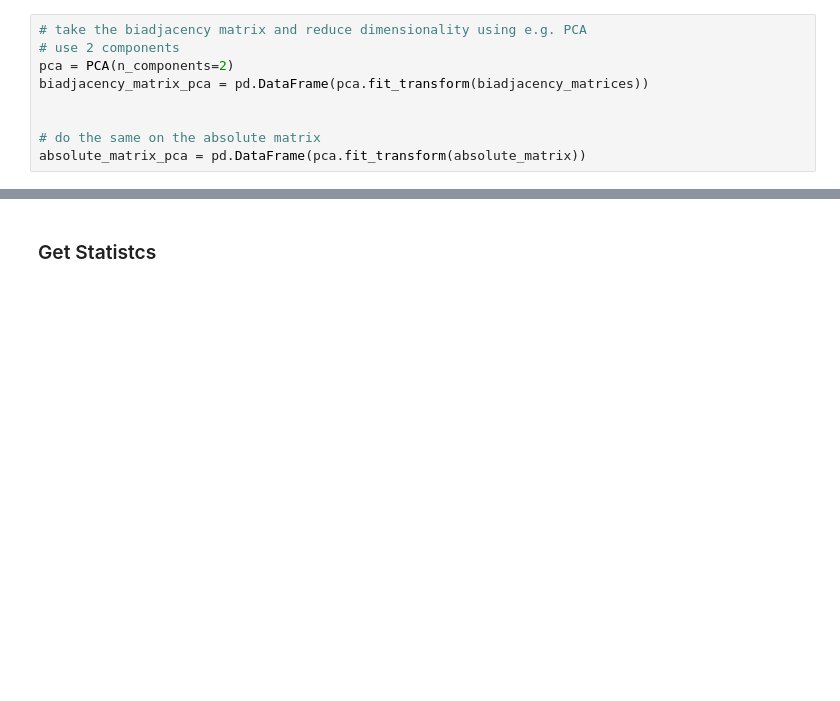
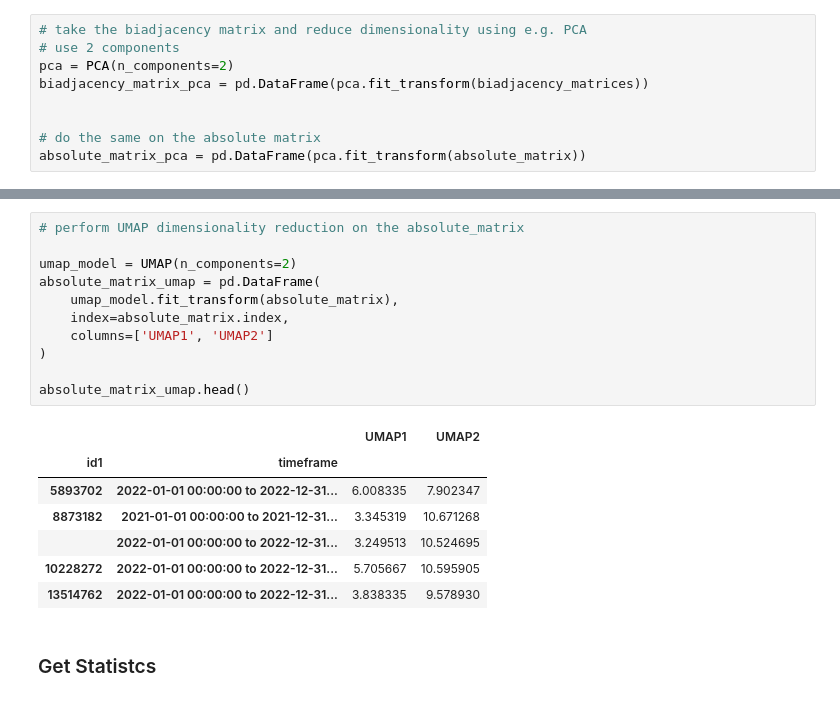
Before and after one commit to SonyCSLParis/STDL, a Jupyter notebook: implementation.ipynb, the cells around one changed output, grey strips where cells are left out. Cells and saved outputs as stored; diff of their text form; blank space fills up the shorter version.

```diff
--- a/implementation.ipynb
+++ b/implementation.ipynb
@@ -307,2 +321,21 @@ biadjacency_matrix_pca.head()
+# %%
+# perform UMAP dimensionality reduction on the absolute_matrix
+
+umap_model = UMAP(n_components=2)
+absolute_matrix_umap = pd.DataFrame(
+    umap_model.fit_transform(absolute_matrix),
+    index=absolute_matrix.index,
+    columns=['UMAP1', 'UMAP2']
+)
+
+absolute_matrix_umap.head()
+# %% [output]
+|  |  | UMAP1 | UMAP2 |
+| id1 | timeframe |  |  |
+| 5893702 | 2022-01-01 00:00:00 to 2022-12-31... | 6.008335 | 7.902347 |
+| 8873182 | 2021-01-01 00:00:00 to 2021-12-31... | 3.345319 | 10.671268 |
+|  | 2022-01-01 00:00:00 to 2022-12-31... | 3.249513 | 10.524695 |
+| 10228272 | 2022-01-01 00:00:00 to 2022-12-31... | 5.705667 | 10.595905 |
+| 13514762 | 2022-01-01 00:00:00 to 2022-12-31... | 3.838335 | 9.578930 |
 # %% [markdown]
 ### Get Statistcs
```
Also changed, not shown: parts of 12 cells of this notebook.
